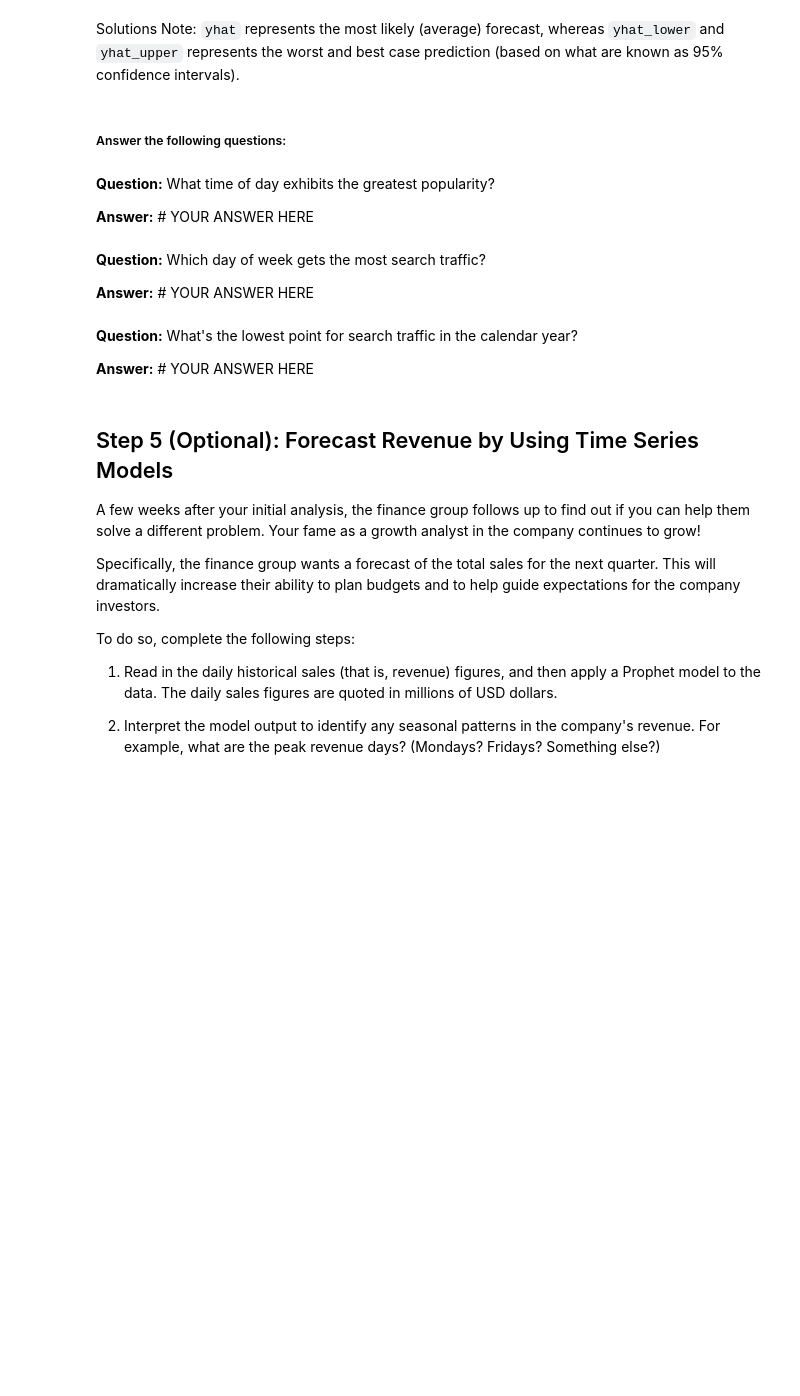
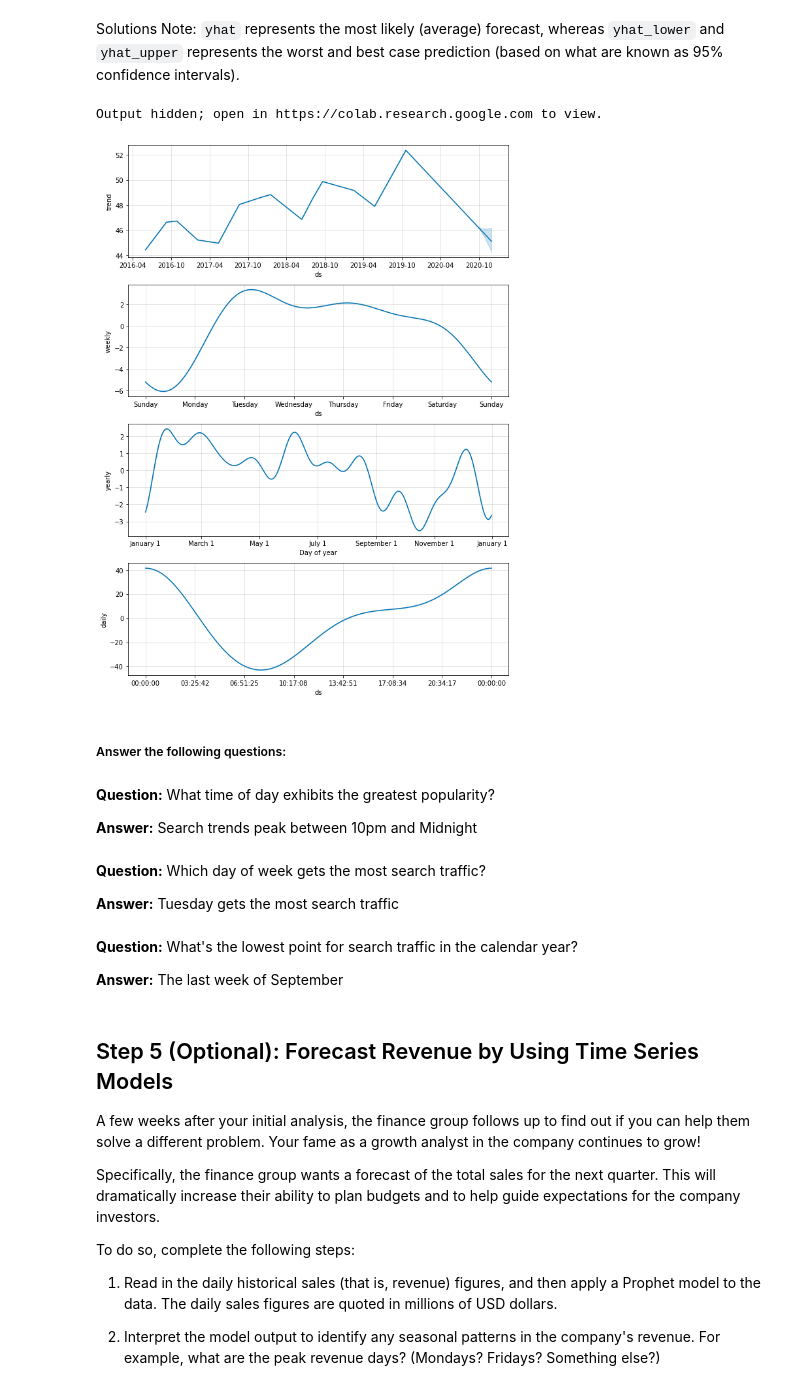
Before and after one commit to anythingelse-sf/MercadoLibre, a Jupyter notebook: forecasting_net_prophet.ipynb, the cells around one changed output. Cells and saved outputs as stored; diff of their text form; code cells hidden in the pictures; blank space fills up the shorter version.

```diff
--- a/forecasting_net_prophet.ipynb
+++ b/forecasting_net_prophet.ipynb
@@ -512,7 +559,7 @@ forecast_mercado_trends = # YOUR CODE HERE
 * What's the lowest point for search traffic in the calendar year?
 # %%
 # Set the index in the forecast_mercado_trends DataFrame to the ds datetime column
-forecast_mercado_trends = # YOUR CODE HERE
+slim_forecast_mercado_trends=forecast_mercado_trends.set_index('ds')
 
-# View the only the yhat,yhat_lower and yhat_upper columns from the DataFrame
-# YOUR CODE HERE
+# Select only the yhat,yhat_lower and yhat_upper columns from the DataFrame
+slim_forecast_mercado_trends=slim_forecast_mercado_trends[['yhat_lower', 'yhat_upper','yhat']]
@@ -524,28 +582,33 @@ hv.extension('bokeh')
 
 # From the forecast_mercado_trends DataFrame, use hvPlot to visualize
 #  the yhat, yhat_lower, and yhat_upper columns over the last 2000 hours
-# YOUR CODE HERE
+slim_forecast_mercado_trends.hvplot()
+# %% [output]
+Output hidden; open in https://colab.research.google.com to view.
 # %%
 # Reset the index in the forecast_mercado_trends DataFrame
-forecast_mercado_trends = # YOUR CODE HERE
+# The index was already reset
+figures_mercado_trends = forecast_mercado_trends.copy()
 
 # Use the plot_components function to visualize the forecast results
-# for the forecast_canada DataFrame
-figures_mercado_trends = # YOUR CODE HERE
+# for the forecast_mercado_trends DataFrame
+fig2=model_mercado_trends.plot_components(figures_mercado_trends)
+# %% [output]
+[figure, added]
 # %% [markdown]
 ##### Answer the following questions:
 # %% [markdown]
 **Question:** What time of day exhibits the greatest popularity?
 
-**Answer:** # YOUR ANSWER HERE
+**Answer:** Search trends peak between 10pm and Midnight
 # %% [markdown]
 **Question:** Which day of week gets the most search traffic?
 
-**Answer:** # YOUR ANSWER HERE
+**Answer:** Tuesday gets the most search traffic
 # %% [markdown]
 **Question:** What's the lowest point for search traffic in the calendar year?
 
-**Answer:** # YOUR ANSWER HERE
+**Answer:** The last week of September
 # %% [markdown]
 ## Step 5 (Optional): Forecast Revenue by Using Time Series Models
 
```
Also changed, not shown: parts of 27 cells of this notebook, 1 other file.
